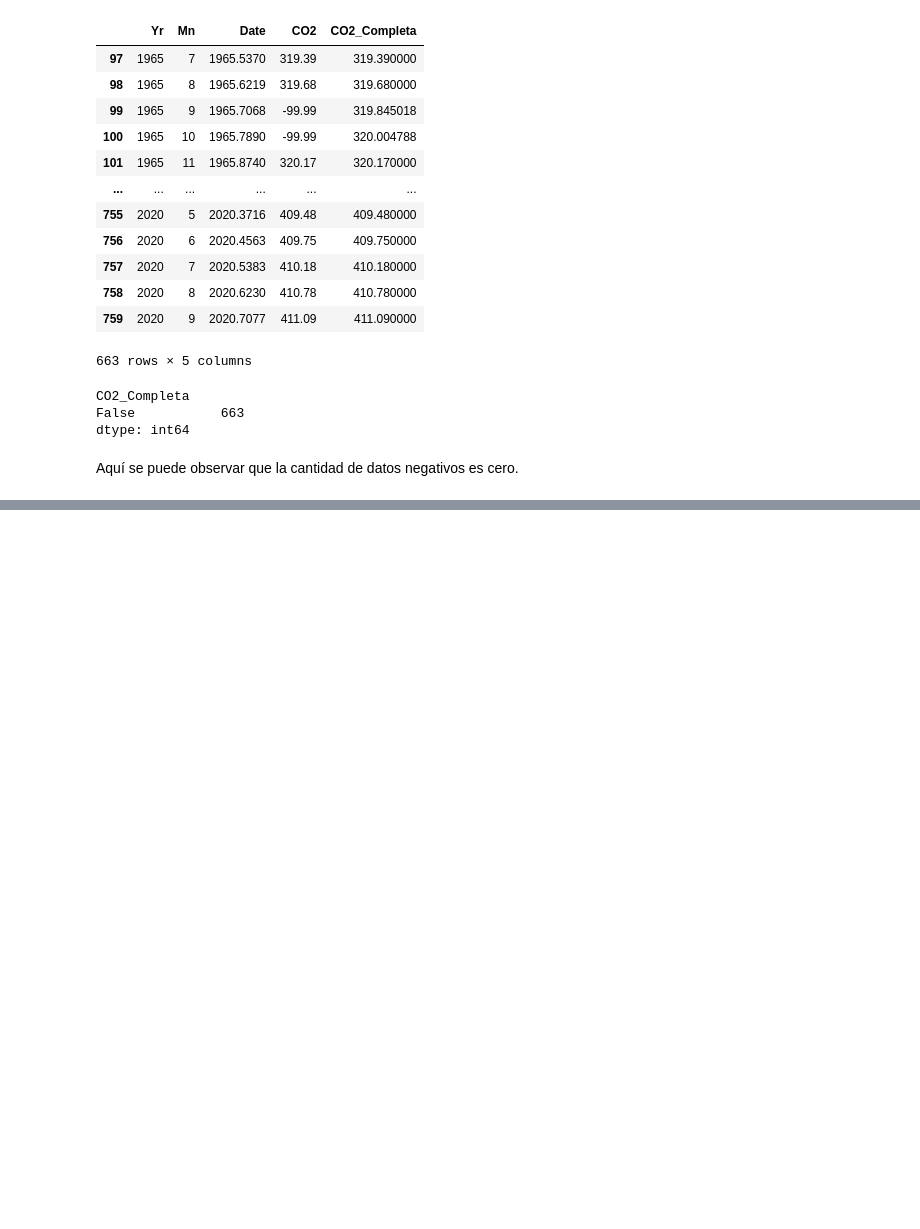
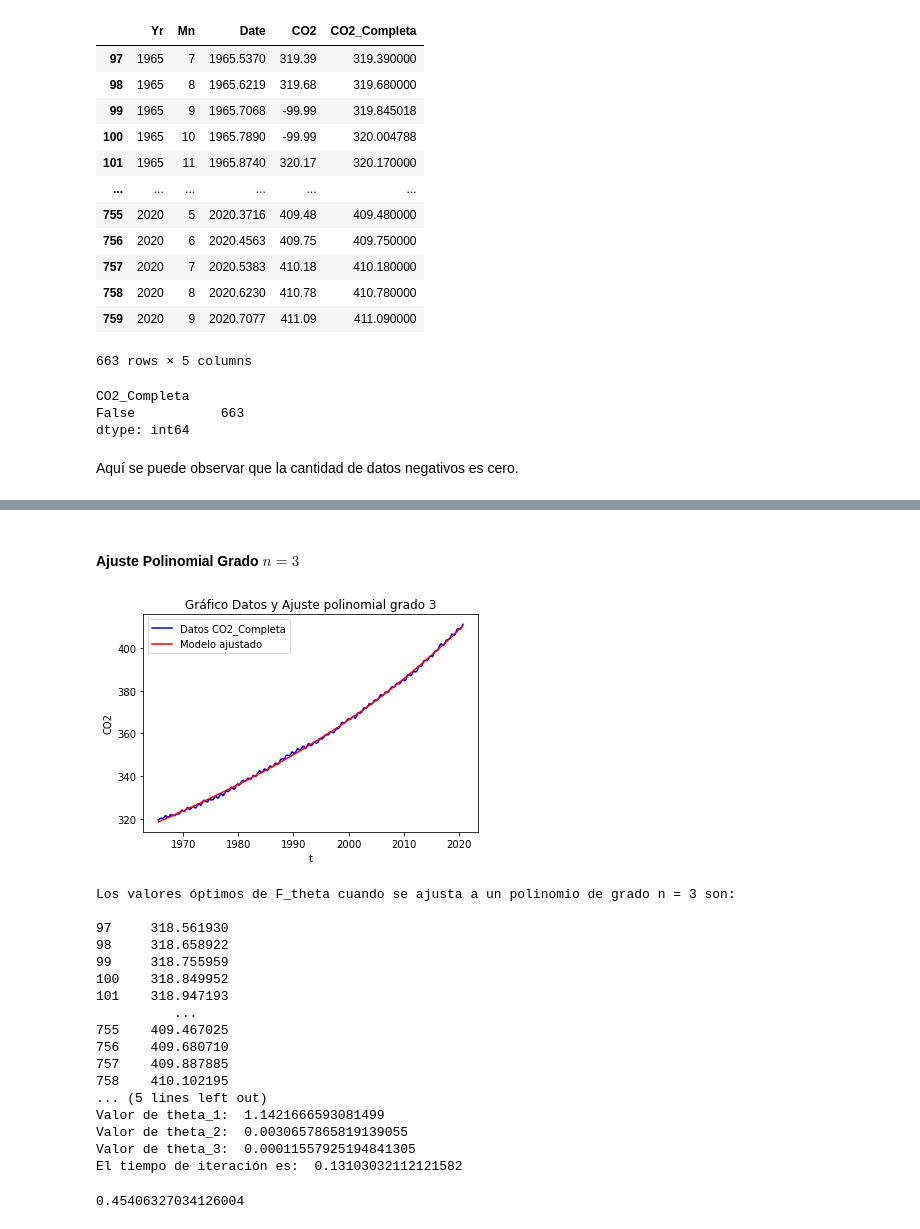
Before and after one commit to creyesmiro/Grupo3, a Jupyter notebook: Control_de_versiones.ipynb, the cells around one changed output, grey strips where cells are left out. Saved outputs shown, nothing was run; the diff lists cells and outputs as text; code cells hidden in the pictures; blank space fills up the shorter version.

```diff
--- a/Control_de_versiones.ipynb
+++ b/Control_de_versiones.ipynb
@@ -323,0 +551,60 @@ Aquí se puede observar que la cantidad de datos negativos es cero.
+# %% [markdown]
+#### Ajuste Polinomial Grado $n=3$
+# %%
+start = time.time()
+# Se define una función polinomial de grado tres.
+def pol3(x, d_3, c_3, b_3, a_3):
+    return a_3 + b_3*x + c_3*x**2 + d_3*x**3
+
+x = Datos_limpios.t_T
+y = Datos_limpios.CO2_Completa
+w = Datos_limpios.Date
+
+popt,cov = scipy.optimize.curve_fit(pol3, x, y)
+d_3,c_3,b_3,a_3= popt
+
+# Se grafica la interpolación y la data original.
+ypol3=pol3(x,d_3,c_3,b_3,a_3)
+plt.title("Gráfico Datos y Ajuste polinomial grado 3")
+plt.plot(w,y,color="blue",label='Datos CO2_Completa'),plt.plot(w,ypol3,color="red",label='Modelo ajustado')
+plt.legend(loc='best')
+plt.xlabel('t')
+plt.ylabel('CO2')
+plt.show()
+
+# Se muestran por pantalla los resultados.
+print('Los valores óptimos de F_theta cuando se ajusta a un polinomio de grado n = 3 son:\n')
+print(ypol3)
+print('\n')
+print('Valor de theta_0: ', a_3)
+print('Valor de theta_1: ', b_3)
+print('Valor de theta_2: ', c_3)
+print('Valor de theta_3: ', d_3)
+end = time.time()
+tiempo_pol3=end-start
+print('El tiempo de iteración es: ', tiempo_pol3)
+# %% [output]
+[figure, added]
+Los valores óptimos de F_theta cuando se ajusta a un polinomio de grado n = 3 son:
+
+97     318.561930
+98     318.658922
+99     318.755959
+100    318.849952
+101    318.947193
+          ...
+755    409.467025
+756    409.680710
+757    409.887885
+758    410.102195
+... (5 lines left out)
+Valor de theta_1:  1.1421666593081499
+Valor de theta_2:  0.0030657865819139055
+Valor de theta_3:  0.00011557925194841305
+El tiempo de iteración es:  0.13103032112121582
+# %%
+#Error cuadratico medio de f(theta), n=3, con CO2 completa
+ECM_theta=sum((y-ypol3)**2)/len(y)
+ECM_theta
+# %% [output]
+0.45406327034126004
```
Also changed, not shown: parts of 15 cells of this notebook.
